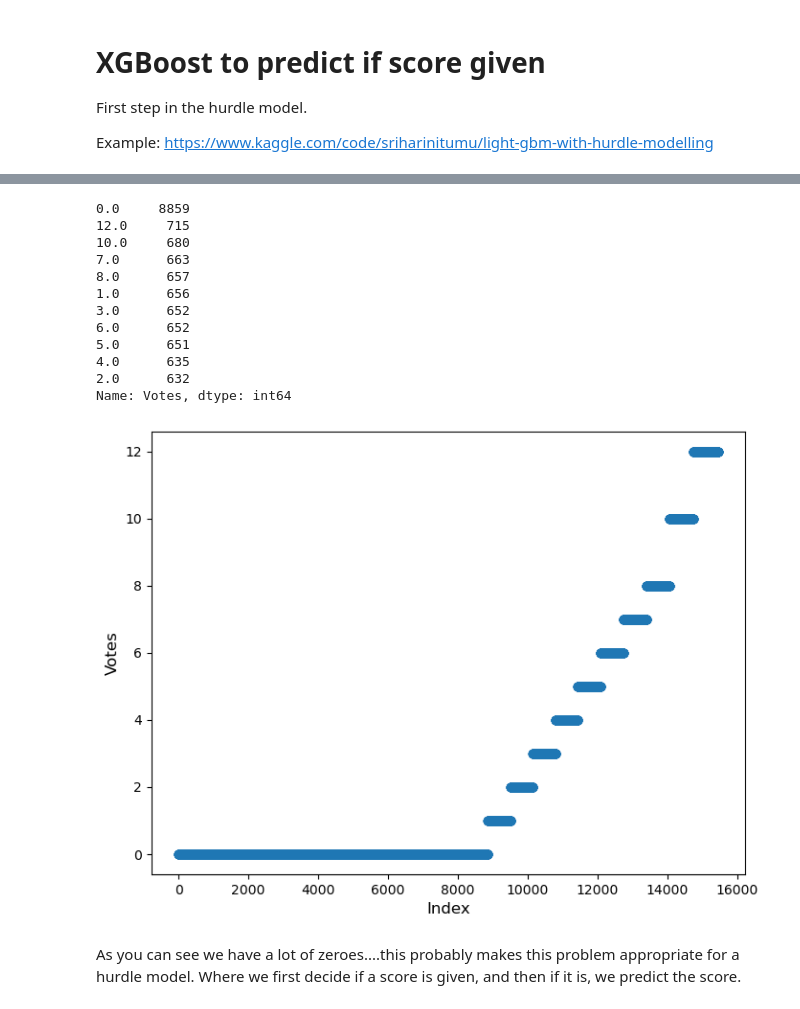
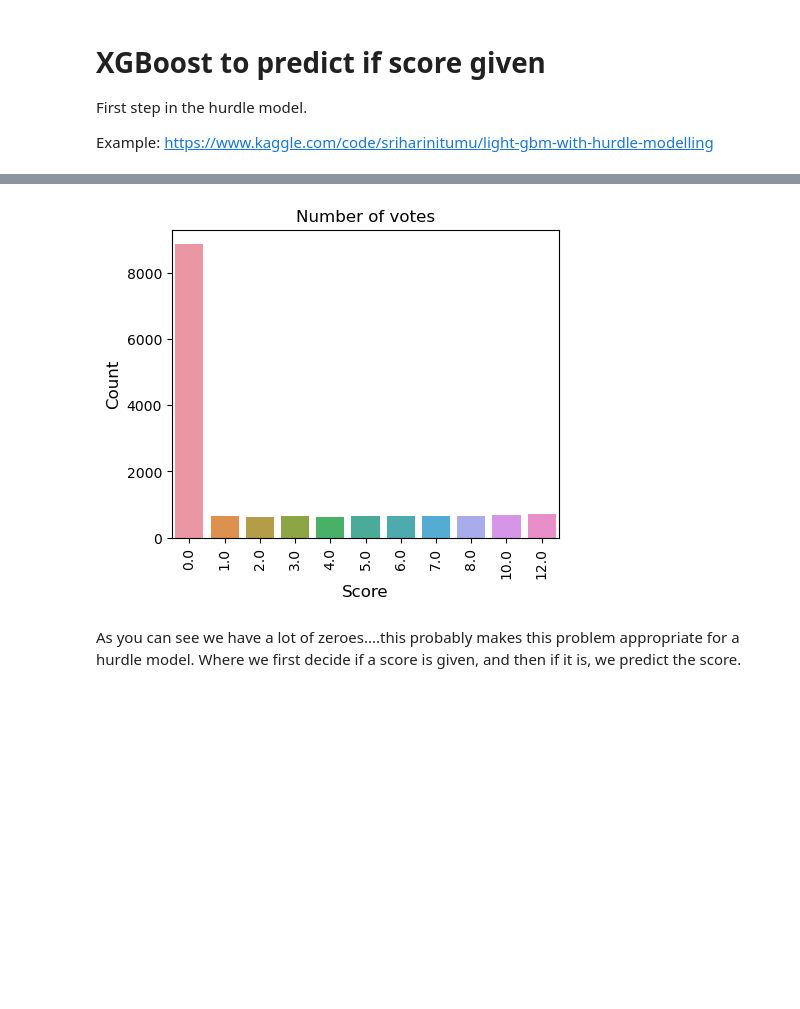
Before and after one commit to KatrionaGoldmann/Eurovision_TDS, a Jupyter notebook: xgboost.ipynb, the cells around one changed output, grey strips where cells are left out. Drawn from its saved outputs; the diff is of its cells as text; code cells hidden in the pictures; blank space fills up the shorter version.

```diff
--- a/xgboost.ipynb
+++ b/xgboost.ipynb
@@ -199,26 +59,14 @@ df.head()
-# %%
-# order df by votes
-print(df['Votes'].value_counts())
-
-plt.figure(figsize=(8,6))
-plt.scatter(range(df.shape[0]), np.sort(df["Votes"].values))
-plt.xlabel('Index', fontsize=12)
-plt.ylabel('Votes', fontsize=12)
-plt.show()
-# %% [output]
-0.0     8859
-12.0     715
-10.0     680
-7.0      663
-8.0      657
-1.0      656
-3.0      652
-6.0      652
-5.0      651
-4.0      635
-2.0      632
-Name: Votes, dtype: int64
-[figure, removed]
+# %%
+# Bar chart for vote occurrences
+plt.figure(figsize=(5,4))
+sns.countplot(x="Votes", data=df)
+plt.ylabel('Count', fontsize=12)
+plt.xlabel('Score', fontsize=12)
+plt.xticks(rotation='vertical')
+plt.title('Number of votes', fontsize=12)
+plt.show()
+# %% [output]
+[figure, added]
 # %% [markdown]
 As you can see we have a lot of zeroes....this probably makes this problem appropriate for a hurdle model. Where we first decide if a score is given, and then if it is, we predict the score.
 # %%
```
Also changed, not shown: parts of 62 cells of this notebook.
